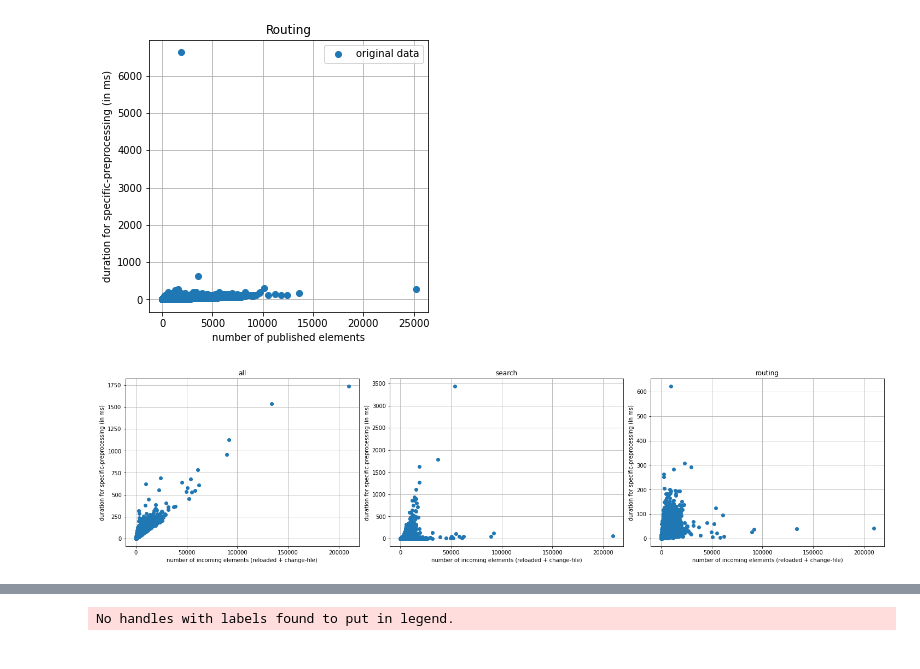
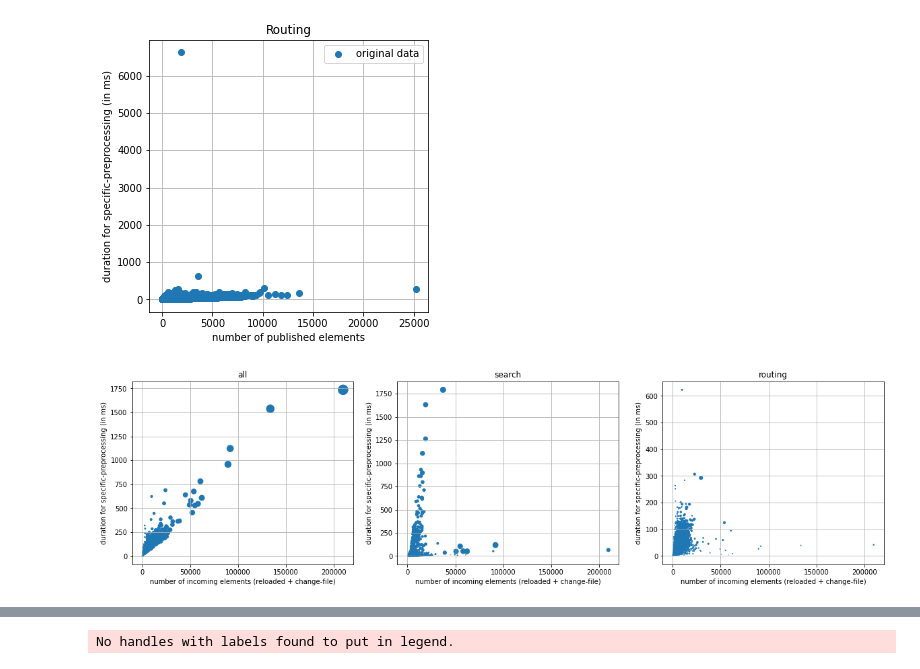
Before and after one commit to noxz-dev/osm-cqrs, a Jupyter notebook: docs/results/Analysis.ipynb, the cells around one changed output, grey strips where cells are left out. Cells and saved outputs as stored; diff of their text form; code cells hidden in the pictures.

Commit message:
New diagrams

```diff
--- a/docs/results/Analysis.ipynb
+++ b/docs/results/Analysis.ipynb
@@ -395,38 +406,38 @@ plt.show()
 # %%
 FILTER_ATTRIBUTE = DURATION_FOR_SPECIFIC_FILTERING
 X_AXIS_VALUE = NUM_OF_INCOMING_ELEMENTS
 search_dataframe = statistics["Search"]
-search_filtered_dataframe = search_dataframe[search_dataframe[FILTER_ATTRIBUTE] < 100000].sort_values([X_AXIS_VALUE])
+search_filtered_dataframe = search_dataframe[search_dataframe[FILTER_ATTRIBUTE] < 3000].sort_values([X_AXIS_VALUE])
 search_x = search_filtered_dataframe[X_AXIS_VALUE]
 search_y = search_filtered_dataframe[FILTER_ATTRIBUTE]
 
 routing_dataframe = statistics["Routing"]
 routing_filtered_dataframe = routing_dataframe[routing_dataframe[FILTER_ATTRIBUTE] < 6000].sort_values([X_AXIS_VALUE])
 routing_x = routing_filtered_dataframe[X_AXIS_VALUE]
 routing_y = routing_filtered_dataframe[FILTER_ATTRIBUTE]
 
 all_dataframe = statistics["All"]
 all_filtered_dataframe = all_dataframe[all_dataframe[FILTER_ATTRIBUTE] < 6000].sort_values([X_AXIS_VALUE])
 all_x = all_filtered_dataframe[X_AXIS_VALUE]
 all_y = all_filtered_dataframe[FILTER_ATTRIBUTE]
 
-fig, axs = plt.subplots(1, 3, figsize=(20, 5), constrained_layout=True)
+fig, axs = plt.subplots(1, 3, figsize=(20, 5))
 
-axs[0].plot(all_x, all_y, 'o')
+axs[0].scatter(all_x, all_y, s=all_filtered_dataframe[NUM_OF_PUBLISHED_ELEMENTS]/1e3)
 axs[0].set_title("all")
 axs[0].grid()
 # axs[1].scatter(search_x, search_y, s=search_filtered_dataframe[NUM_OF_INCOMING_ELEMENTS]/300)
-axs[1].plot(search_x, search_y, 'o')
+axs[1].scatter(search_x, search_y, s=search_filtered_dataframe[NUM_OF_PUBLISHED_ELEMENTS]/1e2)
 axs[1].set_title("search")
 axs[1].grid()
-axs[2].plot(routing_x, routing_y, 'o')
+axs[2].grid()
+axs[2].scatter(routing_x, routing_y, s=routing_filtered_dataframe[NUM_OF_PUBLISHED_ELEMENTS]/1e3)
 axs[2].set_title("routing")
-axs[2].grid()
 
 for ax in axs.flat:
     ax.set(xlabel=X_AXIS_VALUE, ylabel=FILTER_ATTRIBUTE)
 
 # fig.savefig('./subject_filtering_comparison.pdf')
 # %% [output]
-[figure, old version]
+[figure, new version]
 # %%
```
Also changed, not shown: parts of 9 cells of this notebook, 4 other files.
